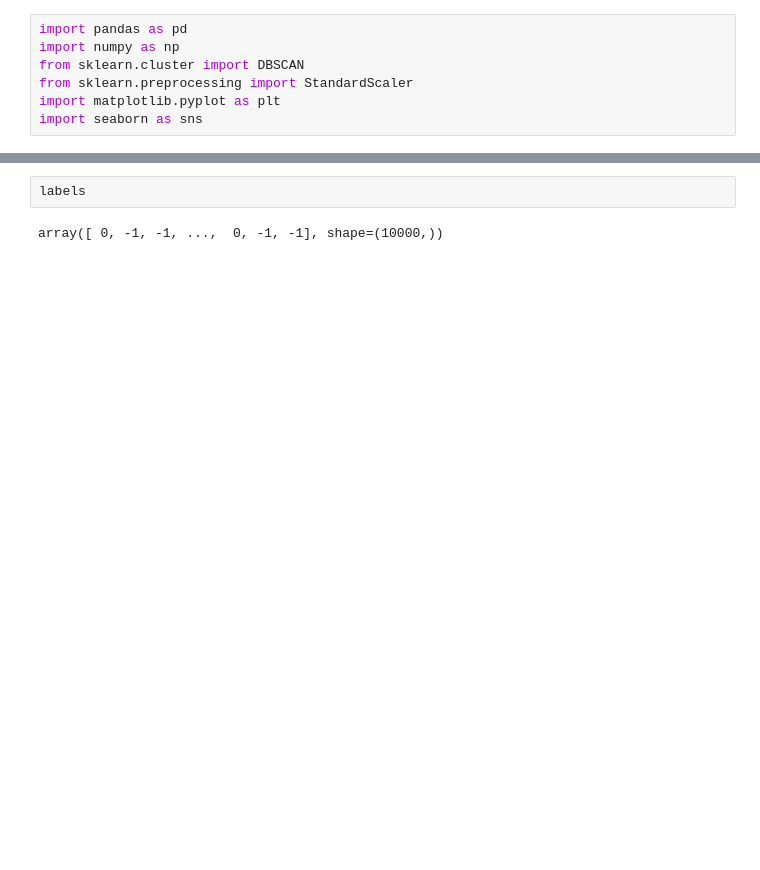
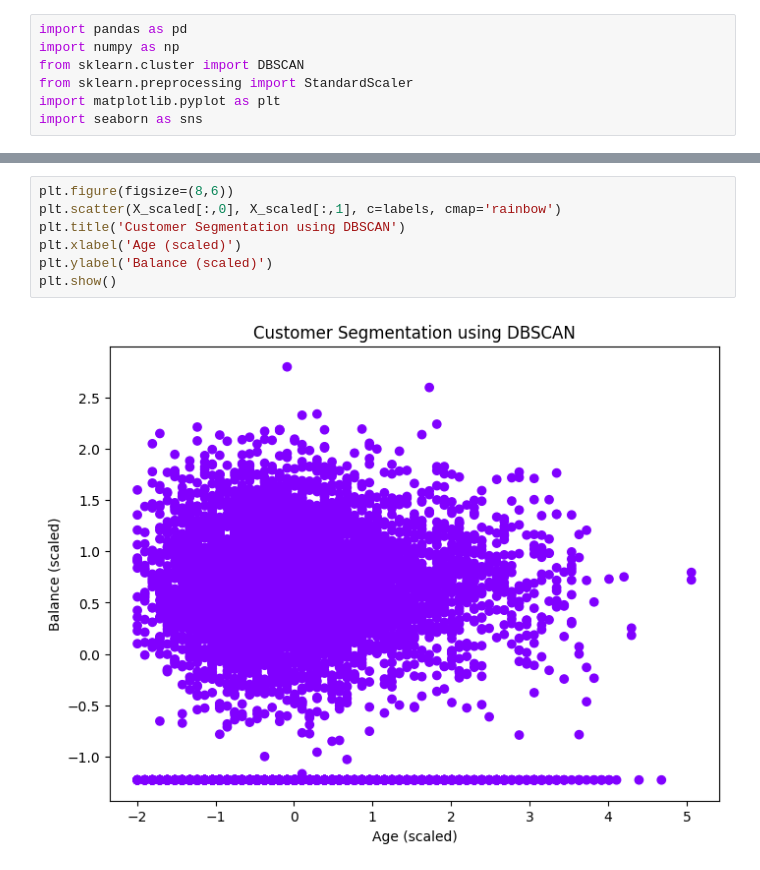
Before and after one commit to aroraneel/Machine-Learning, a Jupyter notebook: Machine Learning/Unsupervised Machine Learning/DBSCAN_Clustering/Customer Segmentation using DBSCAN Clustering/Customer Segmentation using DBSCAN Clustering.ipynb, the cells around one changed output, grey strips where cells are left out. Cells and saved outputs as stored; diff of their text form; blank space fills up the shorter version.

```diff
--- a/Machine Learning/Unsupervised Machine Learning/DBSCAN_Clustering/Customer Segmentation using DBSCAN Clustering/Customer Segmentation using DBSCAN Clustering.ipynb
+++ b/Machine Learning/Unsupervised Machine Learning/DBSCAN_Clustering/Customer Segmentation using DBSCAN Clustering/Customer Segmentation using DBSCAN Clustering.ipynb
@@ -67,7 +79,12 @@ labels = db.labels_
 # %%
-labels
+plt.figure(figsize=(8,6))
+plt.scatter(X_scaled[:,0], X_scaled[:,1], c=labels, cmap='rainbow')
+plt.title('Customer Segmentation using DBSCAN')
+plt.xlabel('Age (scaled)')
+plt.ylabel('Balance (scaled)')
+plt.show()
 # %% [output]
-array([ 0, -1, -1, ...,  0, -1, -1], shape=(10000,))
+[figure, added]
 # %%
 label_counts = pd.Series(labels).value_counts()
 print(label_counts)
```
Also changed, not shown: parts of 10 cells of this notebook.
